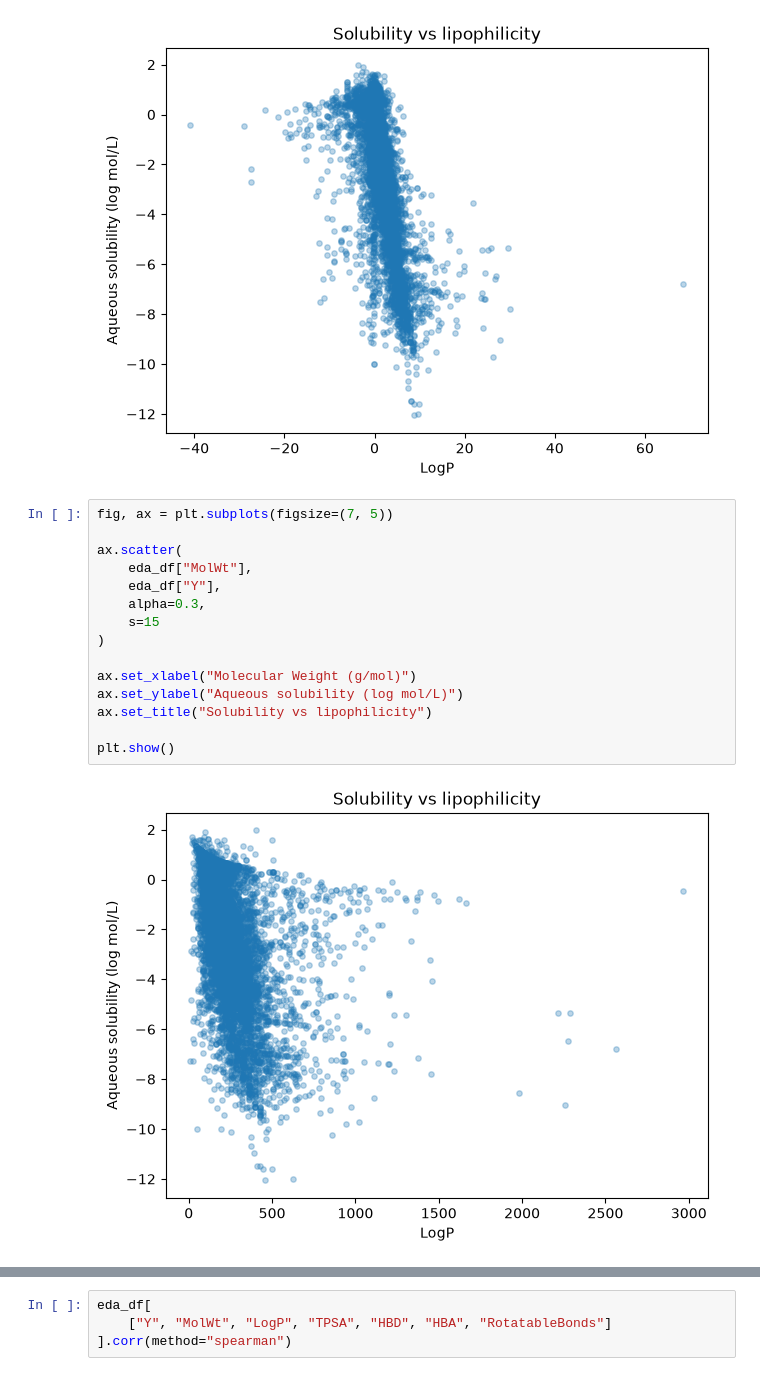
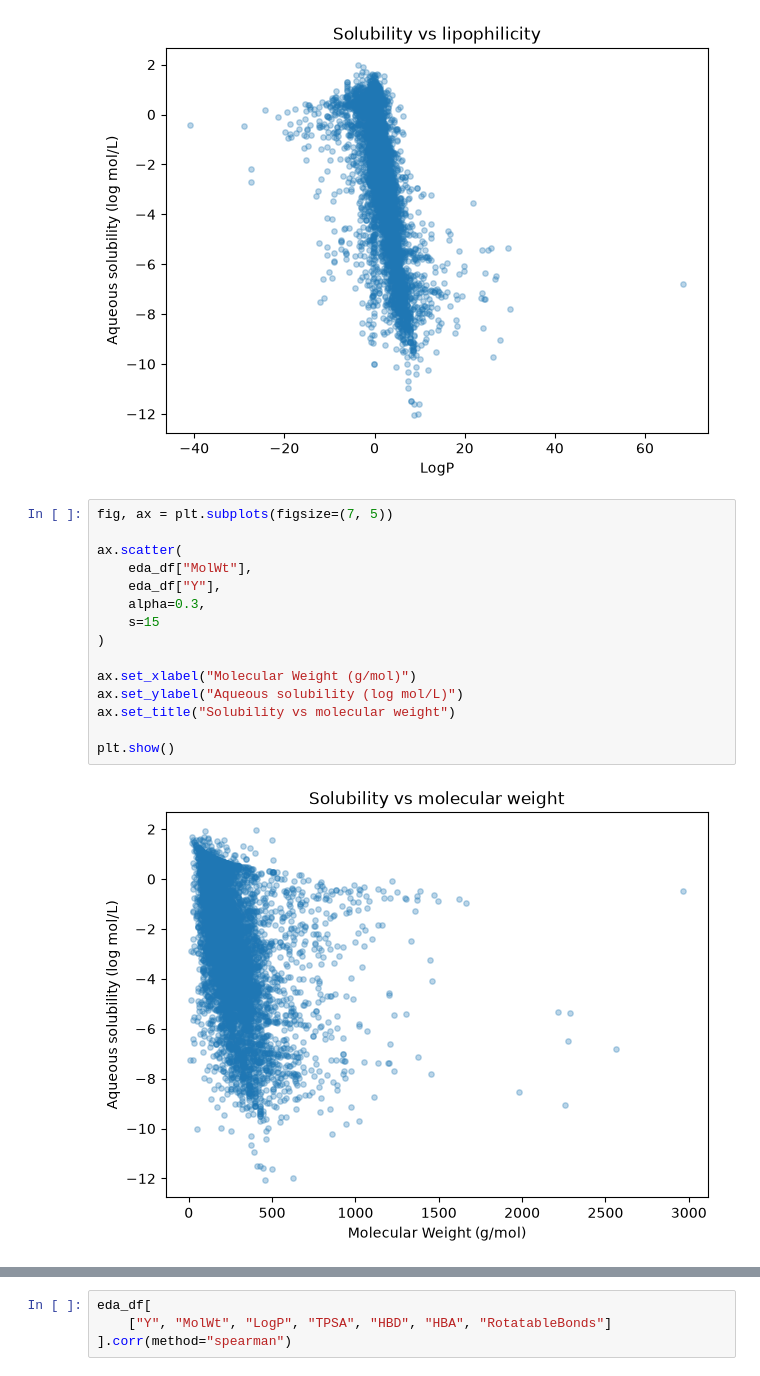
Before and after one commit to alexcorbero/admet-ml, a Jupyter notebook: notebooks/02_data_exploration.ipynb, the cells around one changed output, grey strips where cells are left out. Saved outputs shown, nothing was run; the diff lists cells and outputs as text.

```diff
--- a/notebooks/02_data_exploration.ipynb
+++ b/notebooks/02_data_exploration.ipynb
@@ -248,20 +243,20 @@ plt.show()
 # %%
 fig, ax = plt.subplots(figsize=(7, 5))
 
 ax.scatter(
     eda_df["MolWt"],
     eda_df["Y"],
     alpha=0.3,
     s=15
 )
 
 ax.set_xlabel("Molecular Weight (g/mol)")
 ax.set_ylabel("Aqueous solubility (log mol/L)")
-ax.set_title("Solubility vs lipophilicity")
+ax.set_title("Solubility vs molecular weight")
 
 plt.show()
 # %% [output]
-[figure, old version]
+[figure, new version]
 # %%
 fig, ax = plt.subplots(figsize=(7, 5))
 
```
Also changed, not shown: parts of 5 cells of this notebook, 1 other file.
